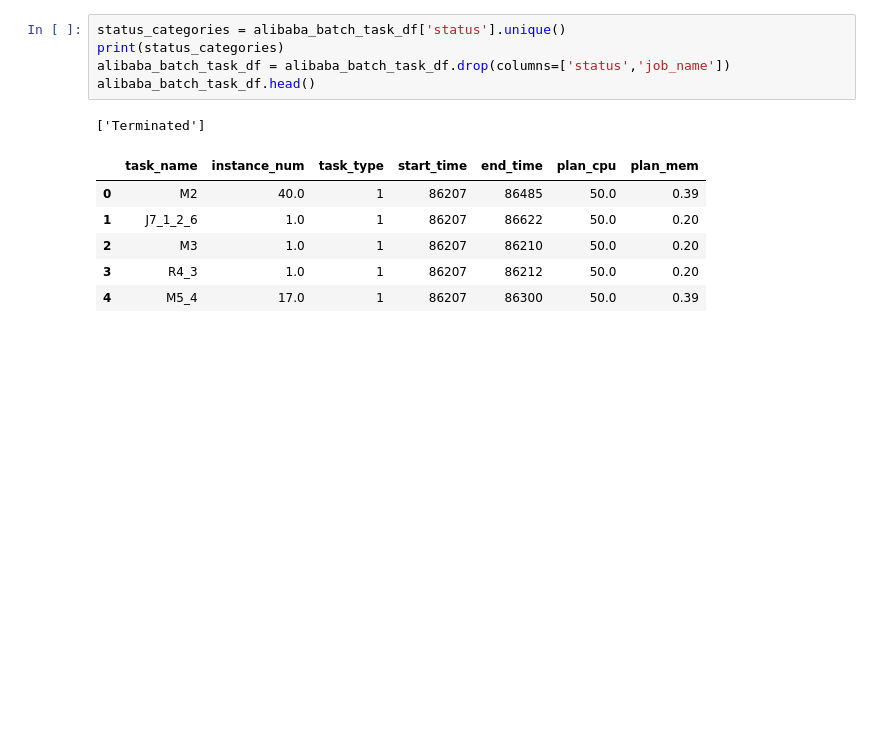
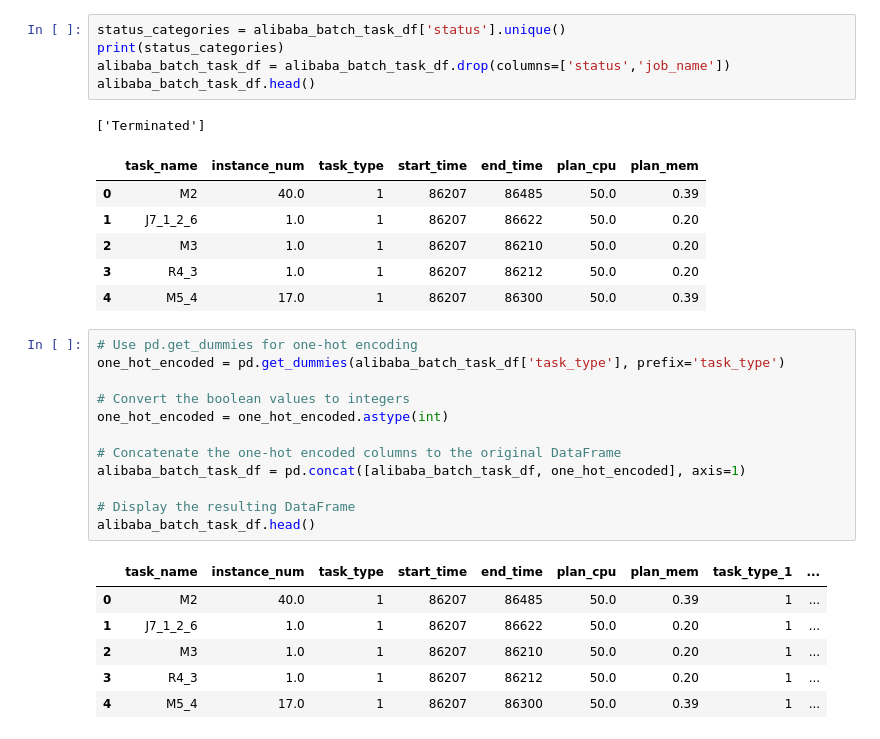
Before and after one commit to felescgon/graph-seq-2-seq-sandbox, a Jupyter notebook: data_preprocessing.ipynb, the cells around one changed output. Drawn from its saved outputs; the diff is of its cells as text; blank space fills up the shorter version.

```diff
--- a/data_preprocessing.ipynb
+++ b/data_preprocessing.ipynb
@@ -44,4 +44,23 @@ alibaba_batch_task_df.head()
 | 2 | M3 | 1.0 | 1 | 86207 | 86210 | 50.0 | 0.20 |
 | 3 | R4_3 | 1.0 | 1 | 86207 | 86212 | 50.0 | 0.20 |
 | 4 | M5_4 | 17.0 | 1 | 86207 | 86300 | 50.0 | 0.39 |
+# %%
+# Use pd.get_dummies for one-hot encoding
+one_hot_encoded = pd.get_dummies(alibaba_batch_task_df['task_type'], prefix='task_type')
+
+# Convert the boolean values to integers
+one_hot_encoded = one_hot_encoded.astype(int)
+
+# Concatenate the one-hot encoded columns to the original DataFrame
+alibaba_batch_task_df = pd.concat([alibaba_batch_task_df, one_hot_encoded], axis=1)
+
+# Display the resulting DataFrame
+alibaba_batch_task_df.head()
+# %% [output]
+|  | task_name | instance_num | task_type | start_time | end_time | plan_cpu | plan_mem | task_type_1 | ... |
+| 0 | M2 | 40.0 | 1 | 86207 | 86485 | 50.0 | 0.39 | 1 | ... |
+| 1 | J7_1_2_6 | 1.0 | 1 | 86207 | 86622 | 50.0 | 0.20 | 1 | ... |
+| 2 | M3 | 1.0 | 1 | 86207 | 86210 | 50.0 | 0.20 | 1 | ... |
+| 3 | R4_3 | 1.0 | 1 | 86207 | 86212 | 50.0 | 0.20 | 1 | ... |
+| 4 | M5_4 | 17.0 | 1 | 86207 | 86300 | 50.0 | 0.39 | 1 | ... |
 # %%
```
Also changed, not shown: parts of 6 cells of this notebook, 13 other files.
